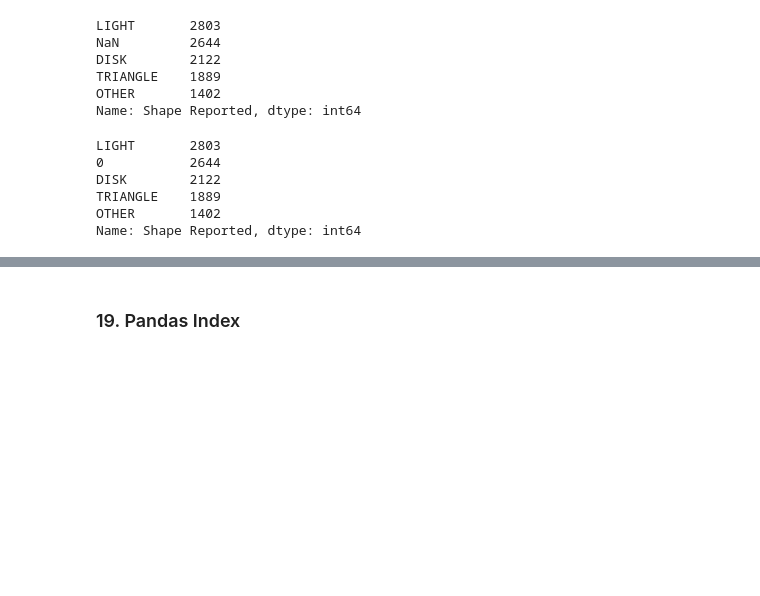
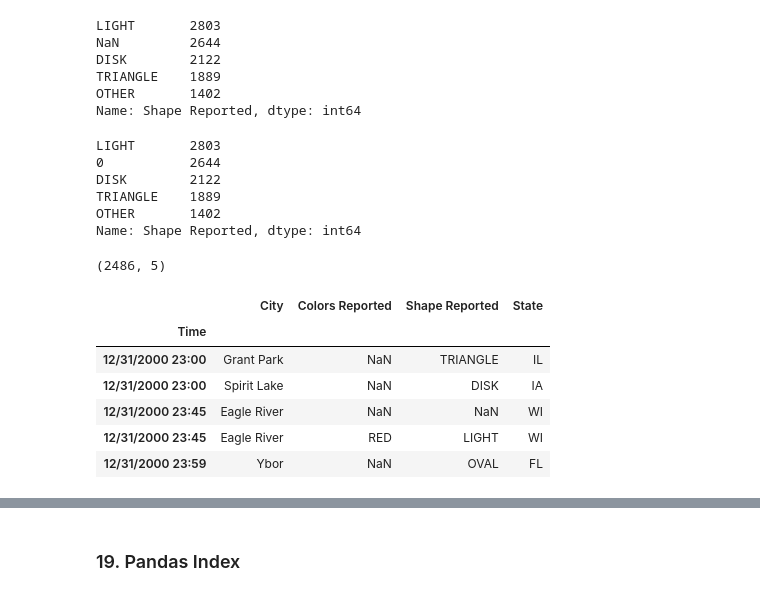
Before and after one commit to Deepshikha05/Learn-Pandas, a Jupyter notebook: Pandas.ipynb, the cells around one changed output, grey strips where cells are left out. Cells and saved outputs as stored; diff of their text form; code cells hidden in the pictures; blank space fills up the shorter version.

```diff
--- a/Pandas.ipynb
+++ b/Pandas.ipynb
@@ -787,3 +787,24 @@ DISK        2122
 TRIANGLE    1889
 OTHER       1402
 Name: Shape Reported, dtype: int64
+# %%
+# There are various ways to drop 'Nan' values from a dataframe
+# inplace=True -> makes changes in the existing dataframe
+# inplace=False -> does not make any change in the dataframe and makes a copy of the dataframe and
+# then performs the operation
+# Droping a row if any value is missing from that row (doesn't affect the DataFrame since inplace=False)
+ufo.dropna(how='any').shape
+# %% [output]
+(2486, 5)
+# %%
+# Use an assignment statement instead of the 'inplace' parameter
+ufo = ufo.set_index('Time')
+ufo.tail()
+# %% [output]
+|  | City | Colors Reported | Shape Reported | State |
+| Time |  |  |  |  |
+| 12/31/2000 23:00 | Grant Park | NaN | TRIANGLE | IL |
+| 12/31/2000 23:00 | Spirit Lake | NaN | DISK | IA |
+| 12/31/2000 23:45 | Eagle River | NaN | NaN | WI |
+| 12/31/2000 23:45 | Eagle River | RED | LIGHT | WI |
+| 12/31/2000 23:59 | Ybor | NaN | OVAL | FL |
```
Also changed, not shown: parts of 16 cells of this notebook.
